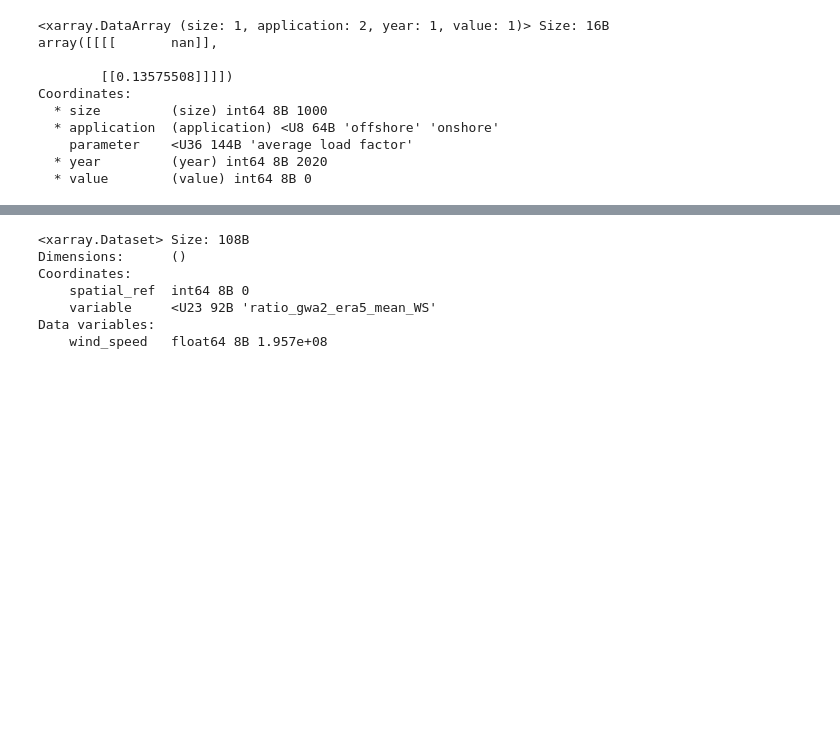
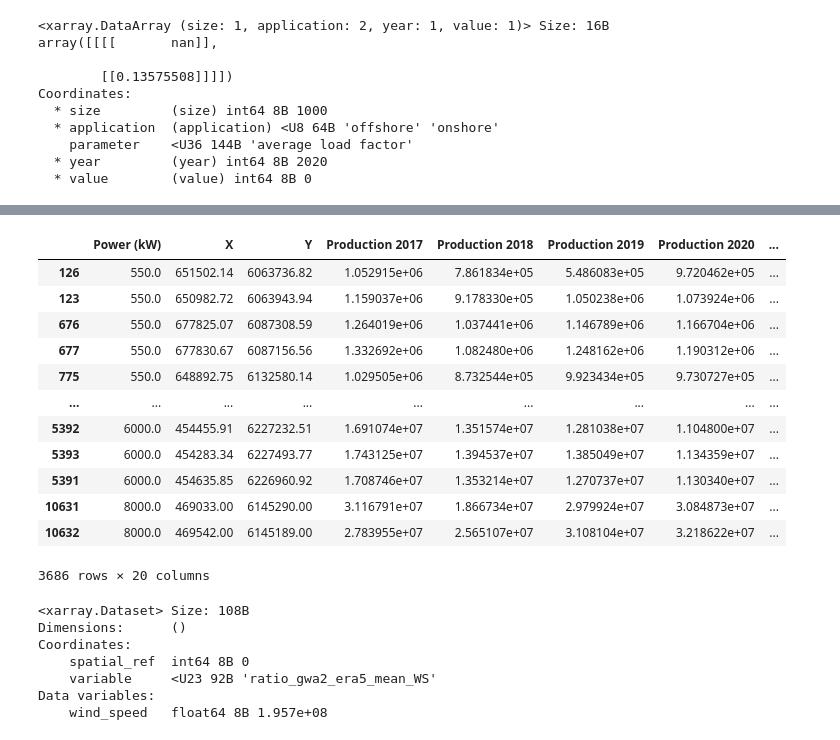
Before and after one commit to Laboratory-for-Energy-Systems-Analysis/windisch, a Jupyter notebook: examples/Examples.ipynb, the cells around one changed output, grey strips where cells are left out. Saved outputs shown, nothing was run; the diff lists cells and outputs as text; code cells hidden in the pictures; blank space fills up the shorter version.

```diff
--- a/examples/Examples.ipynb
+++ b/examples/Examples.ipynb
@@ -241,3 +274,19 @@ Dai et al. 2016 Mean Absolute Percentage Error (MAPE): 10.78%
+# %%
+dk
+# %% [output]
+|  | Power (kW) | X | Y | Production 2017 | Production 2018 | Production 2019 | Production 2020 | ... |
+| 126 | 550.0 | 651502.14 | 6063736.82 | 1.052915e+06 | 7.861834e+05 | 5.486083e+05 | 9.720462e+05 | ... |
+| 123 | 550.0 | 650982.72 | 6063943.94 | 1.159037e+06 | 9.178330e+05 | 1.050238e+06 | 1.073924e+06 | ... |
+| 676 | 550.0 | 677825.07 | 6087308.59 | 1.264019e+06 | 1.037441e+06 | 1.146789e+06 | 1.166704e+06 | ... |
+| 677 | 550.0 | 677830.67 | 6087156.56 | 1.332692e+06 | 1.082480e+06 | 1.248162e+06 | 1.190312e+06 | ... |
+| 775 | 550.0 | 648892.75 | 6132580.14 | 1.029505e+06 | 8.732544e+05 | 9.923434e+05 | 9.730727e+05 | ... |
+| ... | ... | ... | ... | ... | ... | ... | ... | ... |
+| 5392 | 6000.0 | 454455.91 | 6227232.51 | 1.691074e+07 | 1.351574e+07 | 1.281038e+07 | 1.104800e+07 | ... |
+| 5393 | 6000.0 | 454283.34 | 6227493.77 | 1.743125e+07 | 1.394537e+07 | 1.385049e+07 | 1.134359e+07 | ... |
+| 5391 | 6000.0 | 454635.85 | 6226960.92 | 1.708746e+07 | 1.353214e+07 | 1.270737e+07 | 1.130340e+07 | ... |
+| 10631 | 8000.0 | 469033.00 | 6145290.00 | 3.116791e+07 | 1.866734e+07 | 2.979924e+07 | 3.084873e+07 | ... |
+| 10632 | 8000.0 | 469542.00 | 6145189.00 | 2.783955e+07 | 2.565107e+07 | 3.108104e+07 | 3.218622e+07 | ... |
+3686 rows × 20 columns
 # %%
 import xarray as xr
 
```
Also changed, not shown: parts of 12 cells of this notebook, 3 other files.
